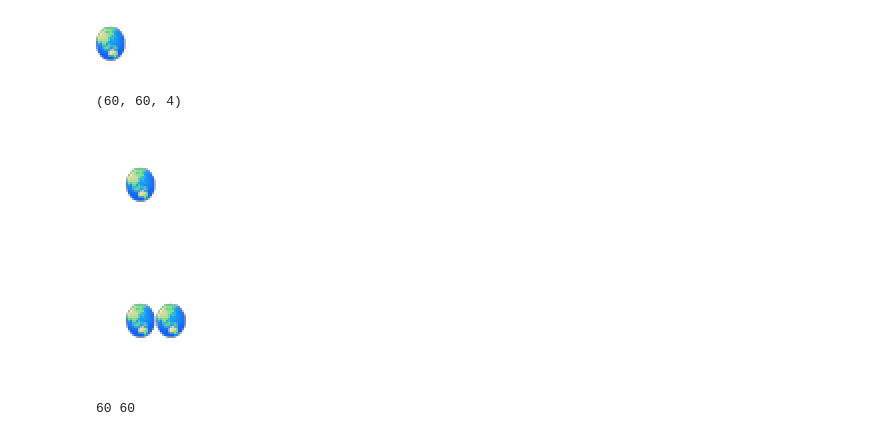
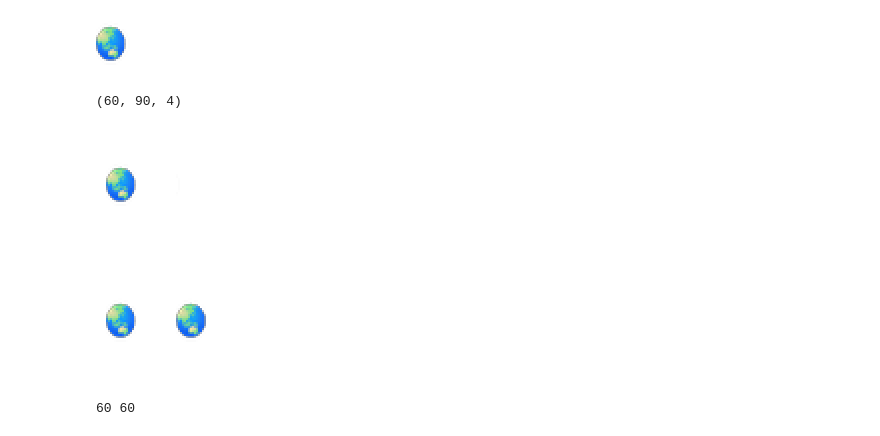
Before and after one commit to MuAzi04/ALIFE2026, a Jupyter notebook: multiple_cell.ipynb, the cells around one changed output. Saved outputs shown, nothing was run; the diff lists cells and outputs as text; code cells hidden in the pictures.

Commit message:
Add padding to right

```diff
--- a/multiple_cell.ipynb
+++ b/multiple_cell.ipynb
@@ -104,7 +104,7 @@ def display_video(video_path):
   """
   return HTML(video_tag)
 
-def pad_img(img, gap_width=30, desired_h=90, desired_w=90):
+def pad_img(img, gap_width=30, desired_h=90, desired_w=90, padding_right=0):
   h, w, c = img.shape
 
   # Split image into left and right halves
@@ -122,7 +122,7 @@ def pad_img(img, gap_width=30, desired_h=90, desired_w=90):
   pad_top = (desired_h - ph) // 2
   pad_bottom = desired_h - ph - pad_top
   pad_left = (desired_w - pw) // 2
-  pad_right = desired_w - pw - pad_left
+  pad_right = desired_w - pw - pad_left + padding_right
 
   paddings = [
       [pad_top, pad_bottom],
@@ -173,7 +173,8 @@ ENV_N    = 1                        # Number of environment channels (not editab
 # Total number of CA state channels (+ 4 for RGBA):
 CHANNEL_N = 4 + PARAM_N + OTHER_N + ENV_N
 
-TARGET_PADDING = 15                 # Number of pixels used to pad the target image border
+TARGET_PADDING = 15
+TARGET_PADDING_RIGHT = 30                # Number of pixels used to pad the target image border
 TARGET_SIZE = 30
 TARGET_PADDED_SIZE = TARGET_SIZE + TARGET_PADDING * 2
 
@@ -406,23 +407,22 @@ imshow(zoom(to_rgba(target_img), 2), fmt='png')
 # %%
 #@title Pull the images from github
 
 target_img_1 = load_cell()
 target_img_2 = load_Dcell()
 
 h, w = target_img_1.shape[:2]
 
-p = (TARGET_PADDED_SIZE - h) // 2
-padded_img_1 = tf.pad(target_img_1, [[p, p], [p,p], [0,0]])
-padded_img_2 = tf.pad(target_img_2, [[p, p], [p,p], [0,0]])
+padded_img_1 = pad_img(target_img_1,20,TARGET_PADDED_SIZE,TARGET_PADDED_SIZE,TARGET_PADDING_RIGHT)
+padded_img_2 = pad_img(target_img_2,20,TARGET_PADDED_SIZE,TARGET_PADDED_SIZE,TARGET_PADDING_RIGHT)
 
 print(padded_img_1.shape)
 
 imshow(zoom(to_rgba(padded_img_1),2),fmt='png')
 imshow(zoom(to_rgba(padded_img_2),2),fmt='png')
 # %% [output]
-(60, 60, 4)
+(60, 90, 4)
-[figure, old version]
+[figure, new version]
-[figure, old version]
+[figure, new version]
 # %%
 #@title Initialize Training { vertical-output: true}
 
```
Also changed, not shown: parts of 2 cells of this notebook.
